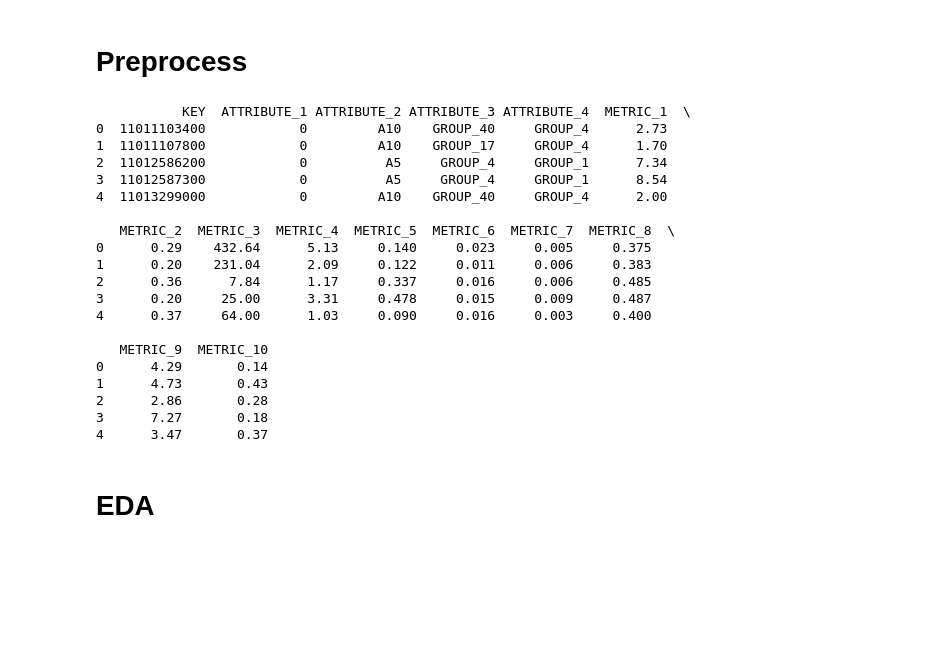
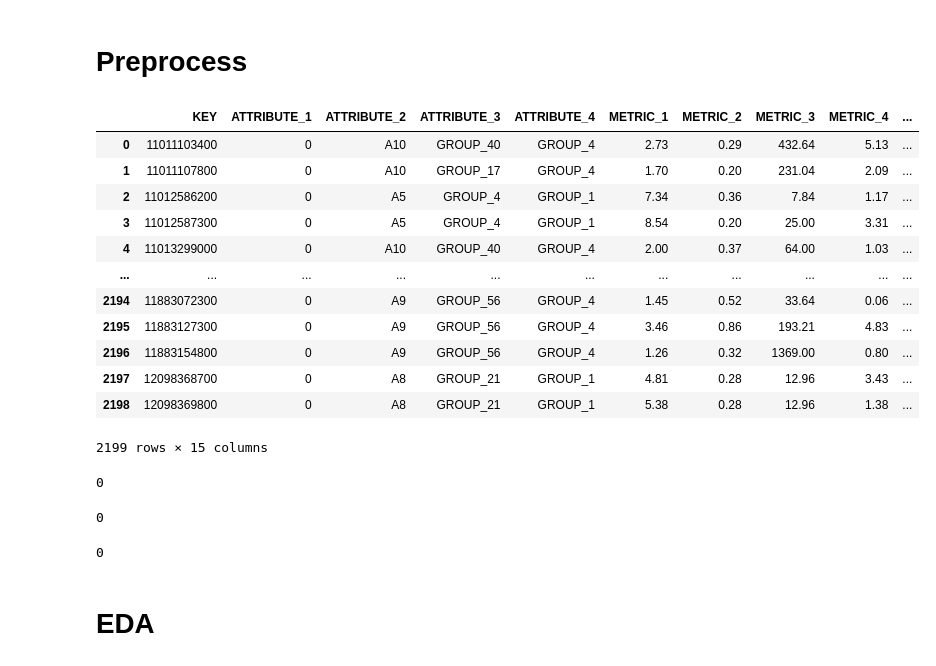
Before and after one commit to jett512/Retail_Analysis, a Jupyter notebook: Notebooks/Workflow.ipynb, the cells around one changed output. Saved outputs shown, nothing was run; the diff lists cells and outputs as text; code cells hidden in the pictures; blank space fills up the shorter version.

```diff
--- a/Notebooks/Workflow.ipynb
+++ b/Notebooks/Workflow.ipynb
@@ -36,26 +146,38 @@ df = preprocess_dataset(df_raw)
-# %%
-print (df.head())
-# %% [output]
-           KEY  ATTRIBUTE_1 ATTRIBUTE_2 ATTRIBUTE_3 ATTRIBUTE_4  METRIC_1  \
-0  11011103400            0         A10    GROUP_40     GROUP_4      2.73
-1  11011107800            0         A10    GROUP_17     GROUP_4      1.70
-2  11012586200            0          A5     GROUP_4     GROUP_1      7.34
-3  11012587300            0          A5     GROUP_4     GROUP_1      8.54
-4  11013299000            0         A10    GROUP_40     GROUP_4      2.00
-
-   METRIC_2  METRIC_3  METRIC_4  METRIC_5  METRIC_6  METRIC_7  METRIC_8  \
-0      0.29    432.64      5.13     0.140     0.023     0.005     0.375
-1      0.20    231.04      2.09     0.122     0.011     0.006     0.383
-2      0.36      7.84      1.17     0.337     0.016     0.006     0.485
-3      0.20     25.00      3.31     0.478     0.015     0.009     0.487
-4      0.37     64.00      1.03     0.090     0.016     0.003     0.400
-
-   METRIC_9  METRIC_10
-0      4.29       0.14
-1      4.73       0.43
-2      2.86       0.28
-3      7.27       0.18
-4      3.47       0.37
+# %%
+clean_df = preprocess_dataset("Data/Dataset for Technical Interview 1.xlsx", "Data/cleaned_dataset.csv")
+display(clean_df)
+# %% [output]
+|  | KEY | ATTRIBUTE_1 | ATTRIBUTE_2 | ATTRIBUTE_3 | ATTRIBUTE_4 | METRIC_1 | METRIC_2 | METRIC_3 | METRIC_4 | ... |
+| 0 | 11011103400 | 0 | A10 | GROUP_40 | GROUP_4 | 2.73 | 0.29 | 432.64 | 5.13 | ... |
+| 1 | 11011107800 | 0 | A10 | GROUP_17 | GROUP_4 | 1.70 | 0.20 | 231.04 | 2.09 | ... |
+| 2 | 11012586200 | 0 | A5 | GROUP_4 | GROUP_1 | 7.34 | 0.36 | 7.84 | 1.17 | ... |
+| 3 | 11012587300 | 0 | A5 | GROUP_4 | GROUP_1 | 8.54 | 0.20 | 25.00 | 3.31 | ... |
+| 4 | 11013299000 | 0 | A10 | GROUP_40 | GROUP_4 | 2.00 | 0.37 | 64.00 | 1.03 | ... |
+| ... | ... | ... | ... | ... | ... | ... | ... | ... | ... | ... |
+| 2194 | 11883072300 | 0 | A9 | GROUP_56 | GROUP_4 | 1.45 | 0.52 | 33.64 | 0.06 | ... |
+| 2195 | 11883127300 | 0 | A9 | GROUP_56 | GROUP_4 | 3.46 | 0.86 | 193.21 | 4.83 | ... |
+| 2196 | 11883154800 | 0 | A9 | GROUP_56 | GROUP_4 | 1.26 | 0.32 | 1369.00 | 0.80 | ... |
+| 2197 | 12098368700 | 0 | A8 | GROUP_21 | GROUP_1 | 4.81 | 0.28 | 12.96 | 3.43 | ... |
+| 2198 | 12098369800 | 0 | A8 | GROUP_21 | GROUP_1 | 5.38 | 0.28 | 12.96 | 1.38 | ... |
+2199 rows × 15 columns
+# %%
+clean_df = pd.read_csv("Data/cleaned_dataset.csv")
+missing_key = clean_df[clean_df['KEY'] == -1]
+len(missing_key)
+# %% [output]
+0
+# %%
+clean_df = pd.read_csv("Data/cleaned_dataset.csv")
+curr_valid = clean_df[clean_df['METRIC_1'].astype(str).str.contains(r'\$')]
+len(curr_valid)
+# %% [output]
+0
+# %%
+clean_df = pd.read_csv("Data/cleaned_dataset.csv")
+perc_valid = clean_df[clean_df['METRIC_1'].astype(str).str.contains(r'\%')]
+len(perc_valid)
+# %% [output]
+0
 # %% [markdown]
 # EDA
 # %%
```
Also changed, not shown: parts of 29 cells of this notebook.
